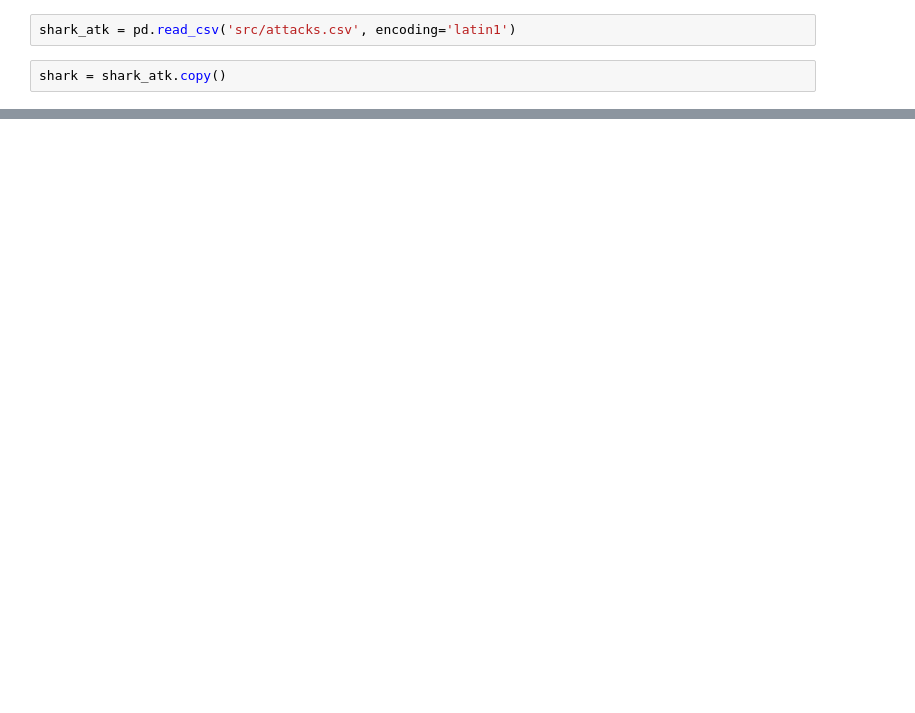
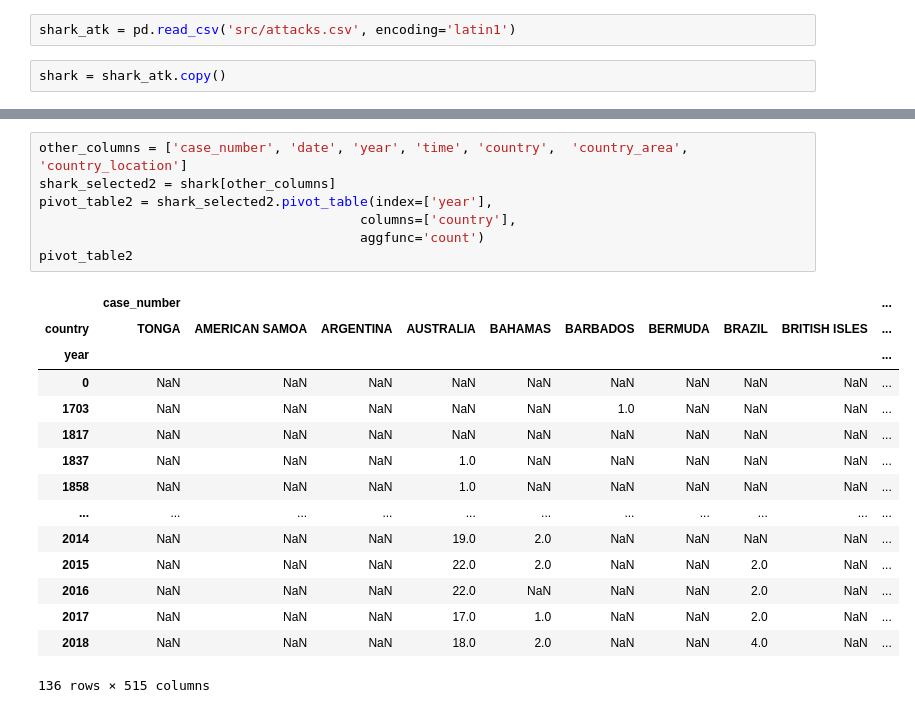
Before and after one commit to Blanca95/ataque_de_tiburones, a Jupyter notebook: main.ipynb, the cells around one changed output, grey strips where cells are left out. Saved outputs shown, nothing was run; the diff lists cells and outputs as text; blank space fills up the shorter version.

```diff
--- a/main.ipynb
+++ b/main.ipynb
@@ -43,0 +535,23 @@ array(['Boating', 'Unprovoked', 'Invalid', 'Provoked', 'Questionable',
+# %%
+other_columns = ['case_number', 'date',	'year',	'time',	'country',	'country_area',	'country_location']
+shark_selected2 = shark[other_columns]
+pivot_table2 = shark_selected2.pivot_table(index=['year'],
+                                         columns=['country'],
+                                         aggfunc='count')
+pivot_table2
+# %% [output]
+|  | case_number |  |  |  |  |  |  |  |  | ... |
+| country | TONGA | AMERICAN SAMOA | ARGENTINA | AUSTRALIA | BAHAMAS | BARBADOS | BERMUDA | BRAZIL | BRITISH ISLES | ... |
+| year |  |  |  |  |  |  |  |  |  | ... |
+| 0 | NaN | NaN | NaN | NaN | NaN | NaN | NaN | NaN | NaN | ... |
+| 1703 | NaN | NaN | NaN | NaN | NaN | 1.0 | NaN | NaN | NaN | ... |
+| 1817 | NaN | NaN | NaN | NaN | NaN | NaN | NaN | NaN | NaN | ... |
+| 1837 | NaN | NaN | NaN | 1.0 | NaN | NaN | NaN | NaN | NaN | ... |
+| 1858 | NaN | NaN | NaN | 1.0 | NaN | NaN | NaN | NaN | NaN | ... |
+| ... | ... | ... | ... | ... | ... | ... | ... | ... | ... | ... |
+| 2014 | NaN | NaN | NaN | 19.0 | 2.0 | NaN | NaN | NaN | NaN | ... |
+| 2015 | NaN | NaN | NaN | 22.0 | 2.0 | NaN | NaN | 2.0 | NaN | ... |
+| 2016 | NaN | NaN | NaN | 22.0 | NaN | NaN | NaN | 2.0 | NaN | ... |
+| 2017 | NaN | NaN | NaN | 17.0 | 1.0 | NaN | NaN | 2.0 | NaN | ... |
+| 2018 | NaN | NaN | NaN | 18.0 | 2.0 | NaN | NaN | 4.0 | NaN | ... |
+136 rows × 515 columns
```
Also changed, not shown: parts of 43 cells of this notebook, 1 other file.
